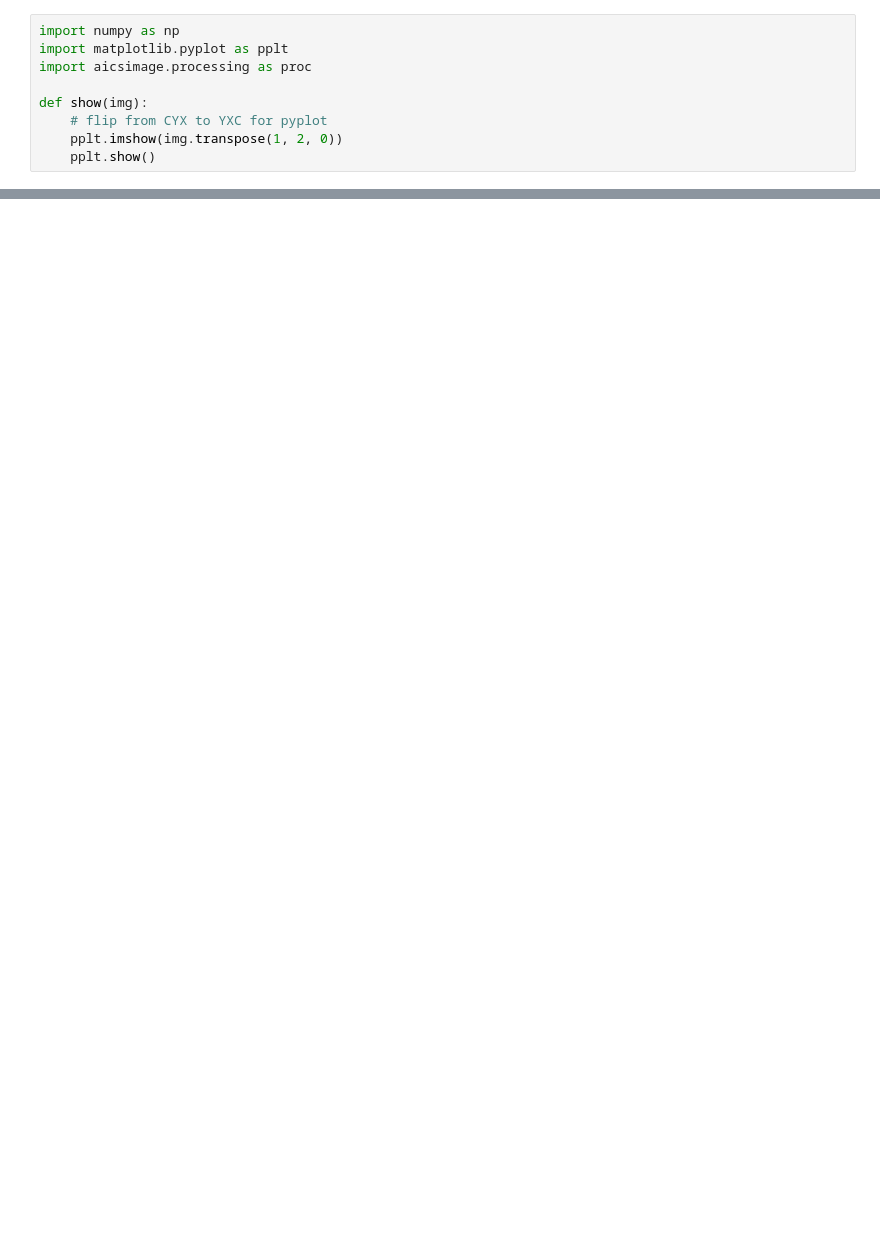
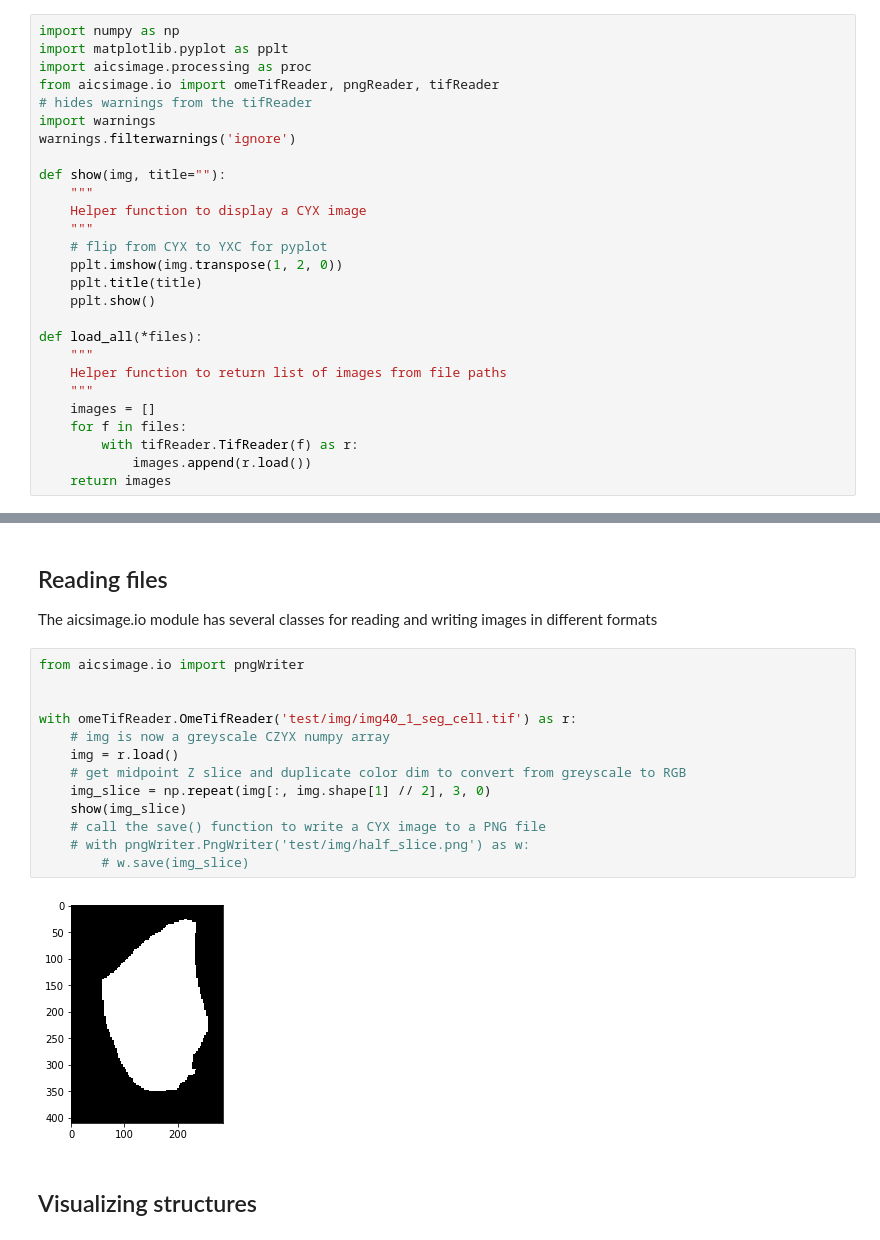
Before and after one commit to AllenCellModeling/aicsimage, a Jupyter notebook: Aicsimage Processing Guide.ipynb, the cells around one changed output, grey strips where cells are left out. Cells and saved outputs as stored; diff of their text form; blank space fills up the shorter version.

```diff
--- a/Aicsimage Processing Guide.ipynb
+++ b/Aicsimage Processing Guide.ipynb
@@ -2,8 +2,26 @@
 import numpy as np
 import matplotlib.pyplot as pplt
 import aicsimage.processing as proc
+from aicsimage.io import omeTifReader, pngReader, tifReader
+# hides warnings from the tifReader
+import warnings
+warnings.filterwarnings('ignore')
 
-def show(img):
+def show(img, title=""):
+    """
+    Helper function to display a CYX image
+    """
     # flip from CYX to YXC for pyplot
     pplt.imshow(img.transpose(1, 2, 0))
+    pplt.title(title)
     pplt.show()
+
+def load_all(*files):
+    """
+    Helper function to return list of images from file paths
+    """
+    images = []
+    for f in files:
+        with tifReader.TifReader(f) as r:
+            images.append(r.load())
+    return images
@@ -24,0 +28,21 @@ show(proj)
+# %% [markdown]
+## Reading files
+
+The aicsimage.io module has several classes for reading and writing images in different formats
+# %%
+from aicsimage.io import pngWriter
+
+
+with omeTifReader.OmeTifReader('test/img/img40_1_seg_cell.tif') as r:
+    # img is now a greyscale CZYX numpy array
+    img = r.load()
+    # get midpoint Z slice and duplicate color dim to convert from greyscale to RGB
+    img_slice = np.repeat(img[:, img.shape[1] // 2], 3, 0)
+    show(img_slice)
+    # call the save() function to write a CYX image to a PNG file
+    # with pngWriter.PngWriter('test/img/half_slice.png') as w:
+        # w.save(img_slice)
+# %% [output]
+[figure, added]
+# %% [markdown]
+## Visualizing structures
```
Also changed, not shown: parts of 17 cells of this notebook, 6 other files.
